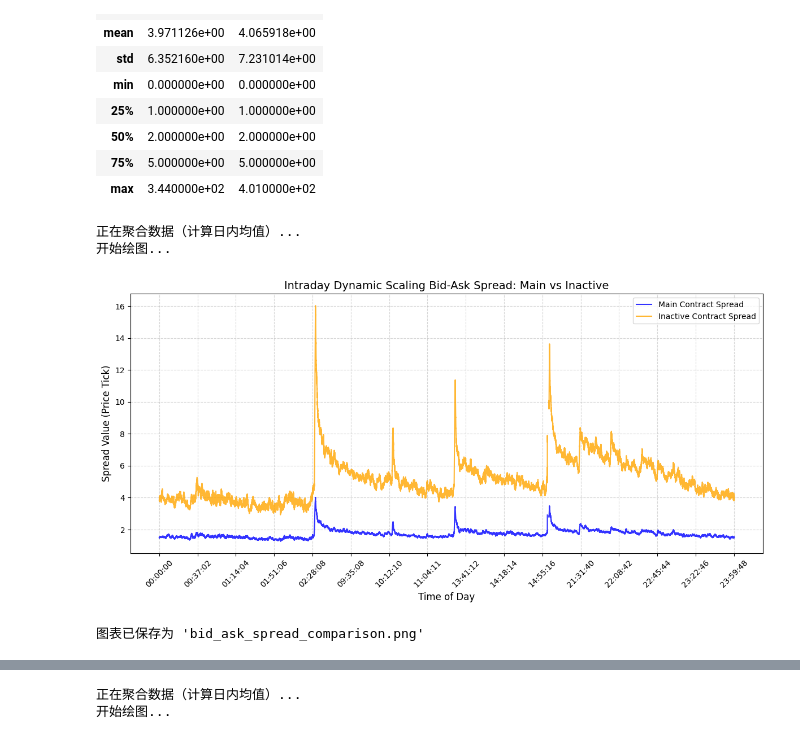
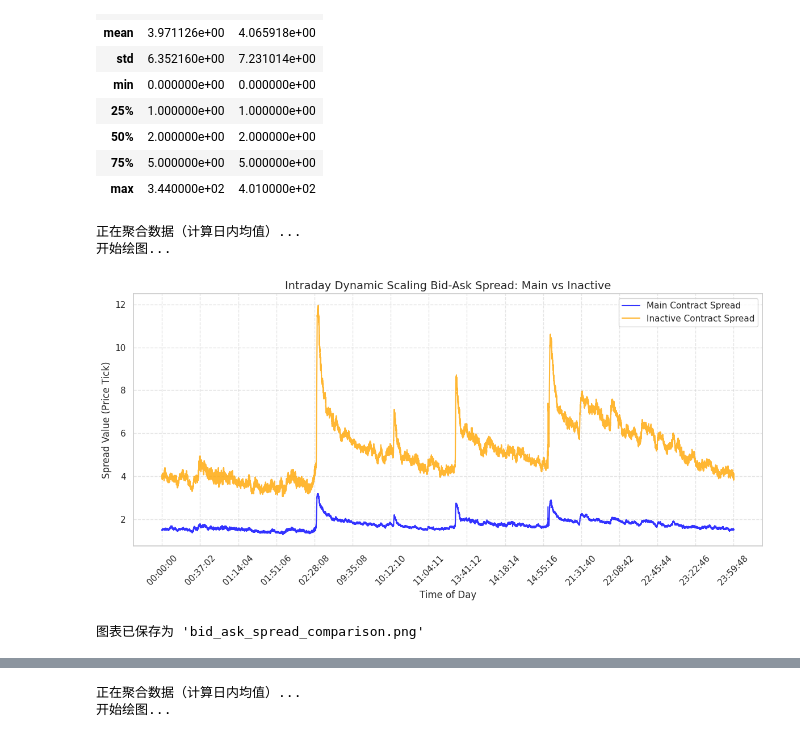
Before and after one commit to fjsvm9527/trying, a Jupyter notebook: liquidity.ipynb, the cells around one changed output, grey strips where cells are left out. Saved outputs shown, nothing was run; the diff lists cells and outputs as text; code cells hidden in the pictures.

```diff
--- a/liquidity.ipynb
+++ b/liquidity.ipynb
@@ -2786,18 +3928,18 @@ def plot_bid_ask_spread(df):
     print("正在聚合数据（计算日内均值）...")
     # 按时间分组，同时计算两个合约价差的均值
     # resulting_df 的索引(index)将是 time_str
-    agg_df = df.groupby('time_str')[['dynamic_spread_robust_main_mean', 'dynamic_spread_robust_second_mean']].mean()
+    agg_df = df.groupby('time_str')[['dynamic_spread_robust_main_mean_ewm240', 'dynamic_spread_robust_second_mean_ewm240']].mean()
 
     # 3. 绘图
     print("开始绘图...")
     plt.figure(figsize=(12, 6), dpi=100)
 
     # 绘制主力合约曲线
-    plt.plot(agg_df.index, agg_df['dynamic_spread_robust_main_mean'],
+    plt.plot(agg_df.index, agg_df['dynamic_spread_robust_main_mean_ewm240'],
              label='Main Contract Spread', color='blue', linewidth=1.5, alpha=0.8)
 
     # 绘制不活跃合约曲线
-    plt.plot(agg_df.index, agg_df['dynamic_spread_robust_second_mean'],
+    plt.plot(agg_df.index, agg_df['dynamic_spread_robust_second_mean_ewm240'],
              label='Inactive Contract Spread', color='orange', linewidth=1.5, alpha=0.8)
 
     # --- 图表美化 ---
@@ -2808,32 +3950,32 @@ def plot_bid_ask_spread(df):
     plt.grid(True, linestyle='--', alpha=0.5)
 
     # --- X轴刻度优化 ---
     # 因为 tick 数据量很大，X轴标签会非常密集，这里进行稀疏化处理
     # 每隔 total_points / 15 个点显示一个时间标签
     n_ticks = 15
     step = max(1, len(agg_df) // n_ticks)
     plt.xticks(ticks=range(0, len(agg_df), step),
                labels=agg_df.index[::step],
                rotation=45)
 
     plt.tight_layout()
 
     # 保存或显示
     plt.savefig('bid_ask_spread_comparison.png')
     plt.show()
     print("图表已保存为 'bid_ask_spread_comparison.png'")
 
 # ================= 执行 =================
 # 假设 final_merged_df 是您之前合并好的变量
 if __name__ == "__main__":
     # 如果 final_merged_df 还没生成，请先运行上一段合并代码
     # 这里直接调用函数
     if 'final_merged_df' in locals() and not final_merged_df.empty:
         plot_bid_ask_spread(final_merged_df)
     else:
         print("请先确保 final_merged_df 已经加载并包含数据。")
 # %% [output]
 正在聚合数据（计算日内均值）...
 开始绘图...
-[figure, old version]
+[figure, new version]
 图表已保存为 'bid_ask_spread_comparison.png'
```
Also changed, not shown: parts of 58 cells of this notebook, 3 other files.
